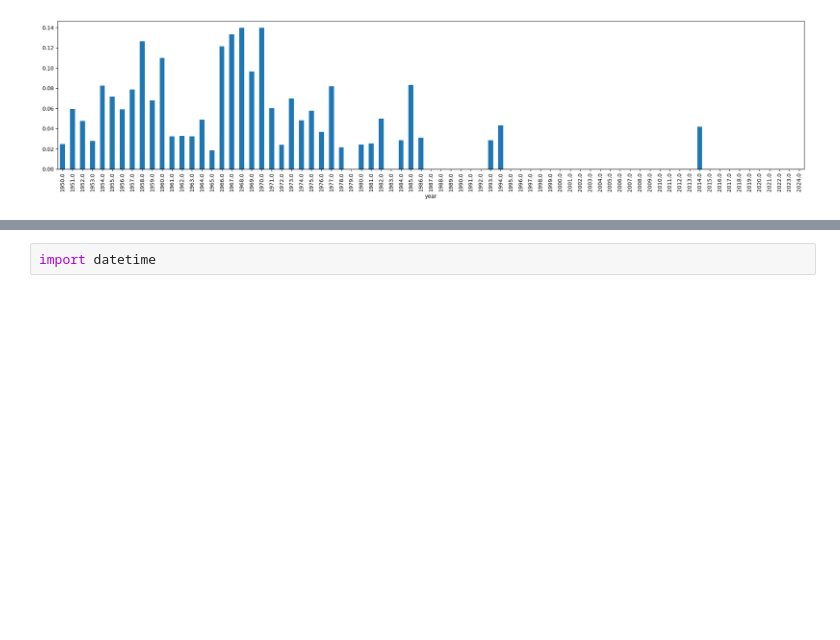
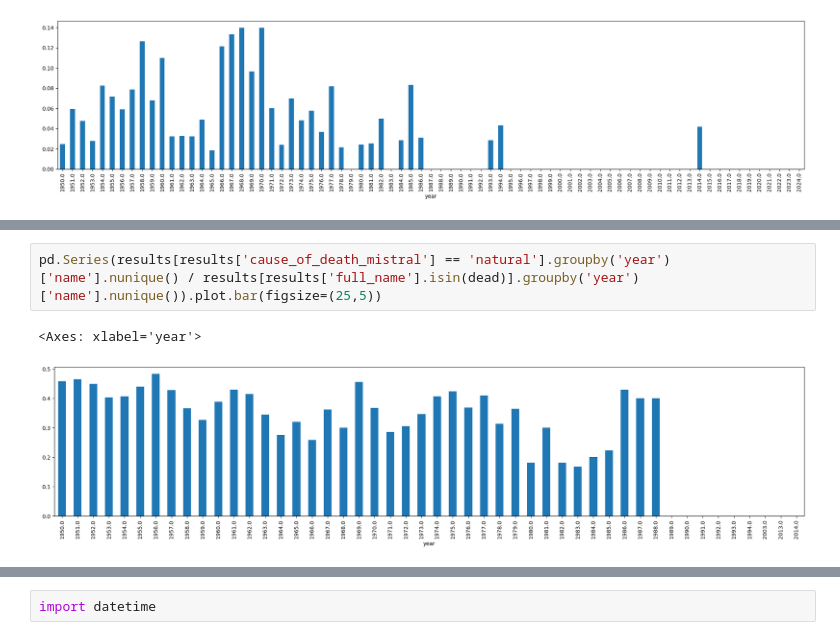
Before and after one commit to michalkasparek/f1-stats, a Jupyter notebook: 102_causes_of_death.ipynb, the cells around one changed output, grey strips where cells are left out. Drawn from its saved outputs; the diff is of its cells as text; blank space fills up the shorter version.

```diff
--- a/102_causes_of_death.ipynb
+++ b/102_causes_of_death.ipynb
@@ -192,0 +244,5 @@ results[results['manner_of_death'] == 'suicide'][['name','date_of_death']].drop_
+# %%
+pd.Series(results[results['cause_of_death_mistral'] == 'natural'].groupby('year')['name'].nunique() / results[results['full_name'].isin(dead)].groupby('year')['name'].nunique()).plot.bar(figsize=(25,5))
+# %% [output]
+<Axes: xlabel='year'>
+[figure, added]
```
Also changed, not shown: parts of 18 cells of this notebook, 3 other files.
